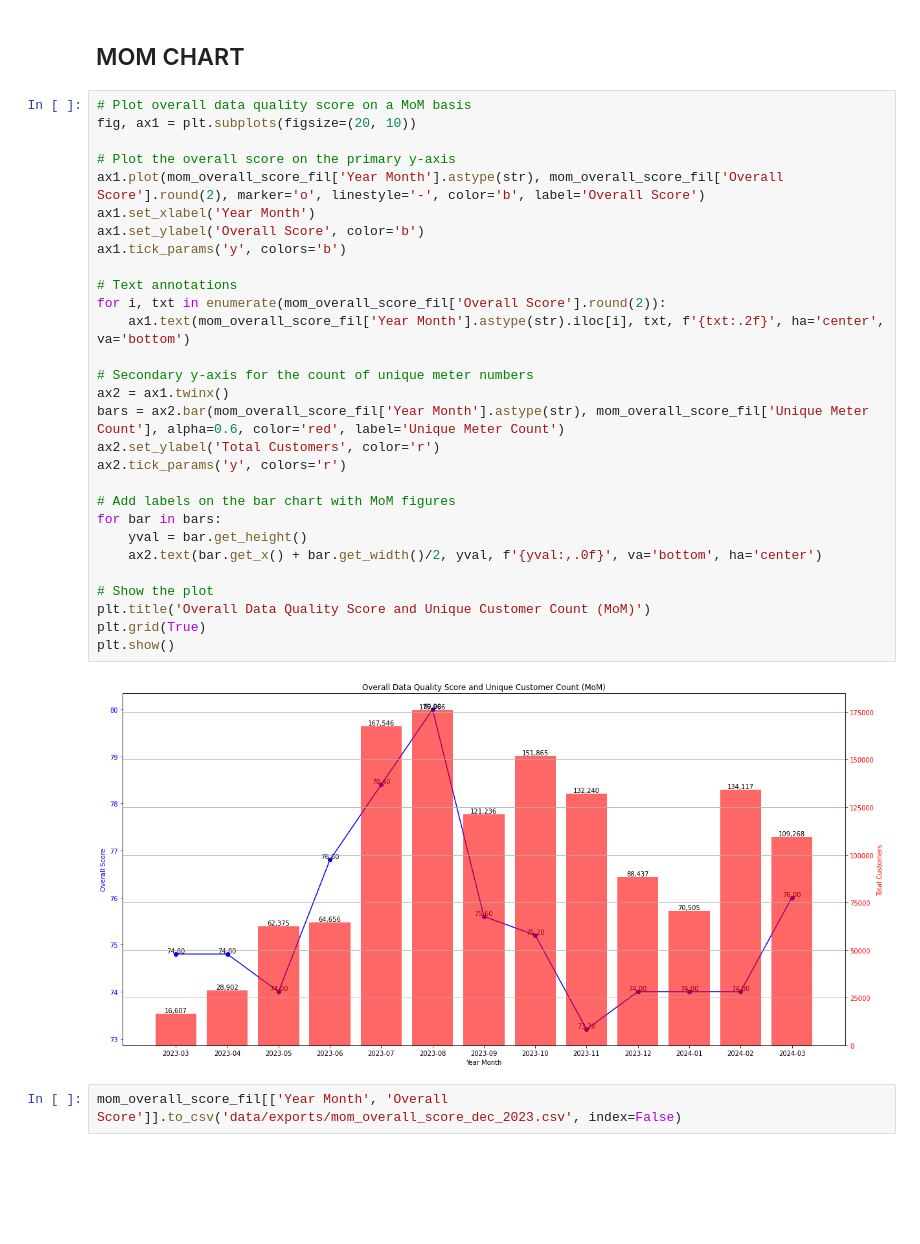
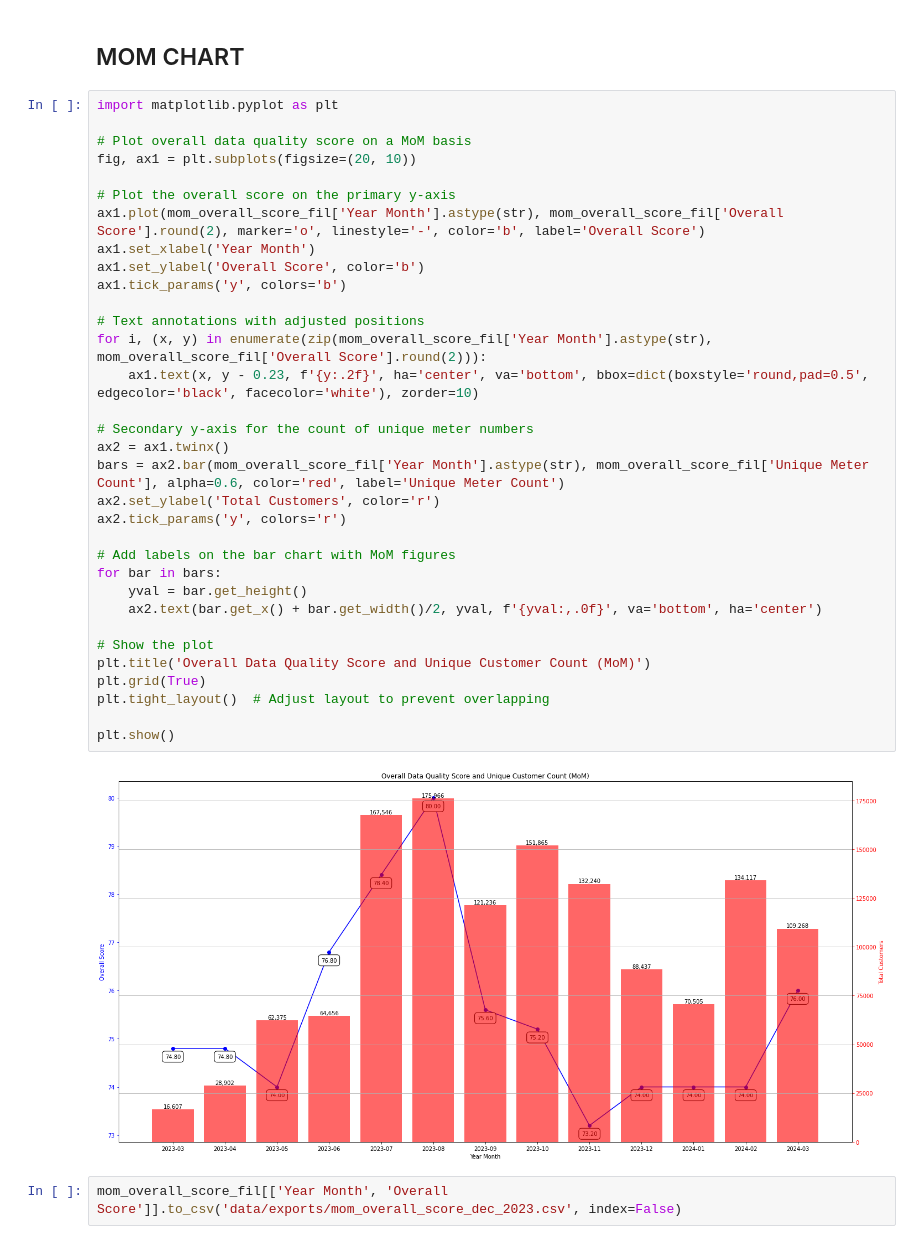
Before and after one commit to adeleyemosh/data-quality-analysis, a Jupyter notebook: ecg_analysis.ipynb, the cells around one changed output. Saved outputs shown, nothing was run; the diff lists cells and outputs as text; blank space fills up the shorter version.

```diff
--- a/ecg_analysis.ipynb
+++ b/ecg_analysis.ipynb
@@ -147,36 +147,40 @@ mom_overall_score_fil = pd.merge(mom_overall_score_fil, unique_meter_count_df, o
 # %% [markdown]
 ## MOM CHART
 # %%
+import matplotlib.pyplot as plt
+
 # Plot overall data quality score on a MoM basis
 fig, ax1 = plt.subplots(figsize=(20, 10))
 
 # Plot the overall score on the primary y-axis
 ax1.plot(mom_overall_score_fil['Year Month'].astype(str), mom_overall_score_fil['Overall Score'].round(2), marker='o', linestyle='-', color='b', label='Overall Score')
 ax1.set_xlabel('Year Month')
 ax1.set_ylabel('Overall Score', color='b')
 ax1.tick_params('y', colors='b')
 
-# Text annotations
-for i, txt in enumerate(mom_overall_score_fil['Overall Score'].round(2)):
-    ax1.text(mom_overall_score_fil['Year Month'].astype(str).iloc[i], txt, f'{txt:.2f}', ha='center', va='bottom')
+# Text annotations with adjusted positions
+for i, (x, y) in enumerate(zip(mom_overall_score_fil['Year Month'].astype(str), mom_overall_score_fil['Overall Score'].round(2))):
+    ax1.text(x, y - 0.23, f'{y:.2f}', ha='center', va='bottom', bbox=dict(boxstyle='round,pad=0.5', edgecolor='black', facecolor='white'), zorder=10)
 
 # Secondary y-axis for the count of unique meter numbers
 ax2 = ax1.twinx()
 bars = ax2.bar(mom_overall_score_fil['Year Month'].astype(str), mom_overall_score_fil['Unique Meter Count'], alpha=0.6, color='red', label='Unique Meter Count')
 ax2.set_ylabel('Total Customers', color='r')
 ax2.tick_params('y', colors='r')
 
 # Add labels on the bar chart with MoM figures
 for bar in bars:
     yval = bar.get_height()
     ax2.text(bar.get_x() + bar.get_width()/2, yval, f'{yval:,.0f}', va='bottom', ha='center')
 
 # Show the plot
 plt.title('Overall Data Quality Score and Unique Customer Count (MoM)')
 plt.grid(True)
+plt.tight_layout()  # Adjust layout to prevent overlapping
+
 plt.show()
 # %% [output]
-[figure, old version]
+[figure, new version]
 # %%
 mom_overall_score_fil[['Year Month', 'Overall Score']].to_csv('data/exports/mom_overall_score_dec_2023.csv', index=False)
 # %% [markdown]
```
Also changed, not shown: parts of 5 cells of this notebook, 4 other files.
